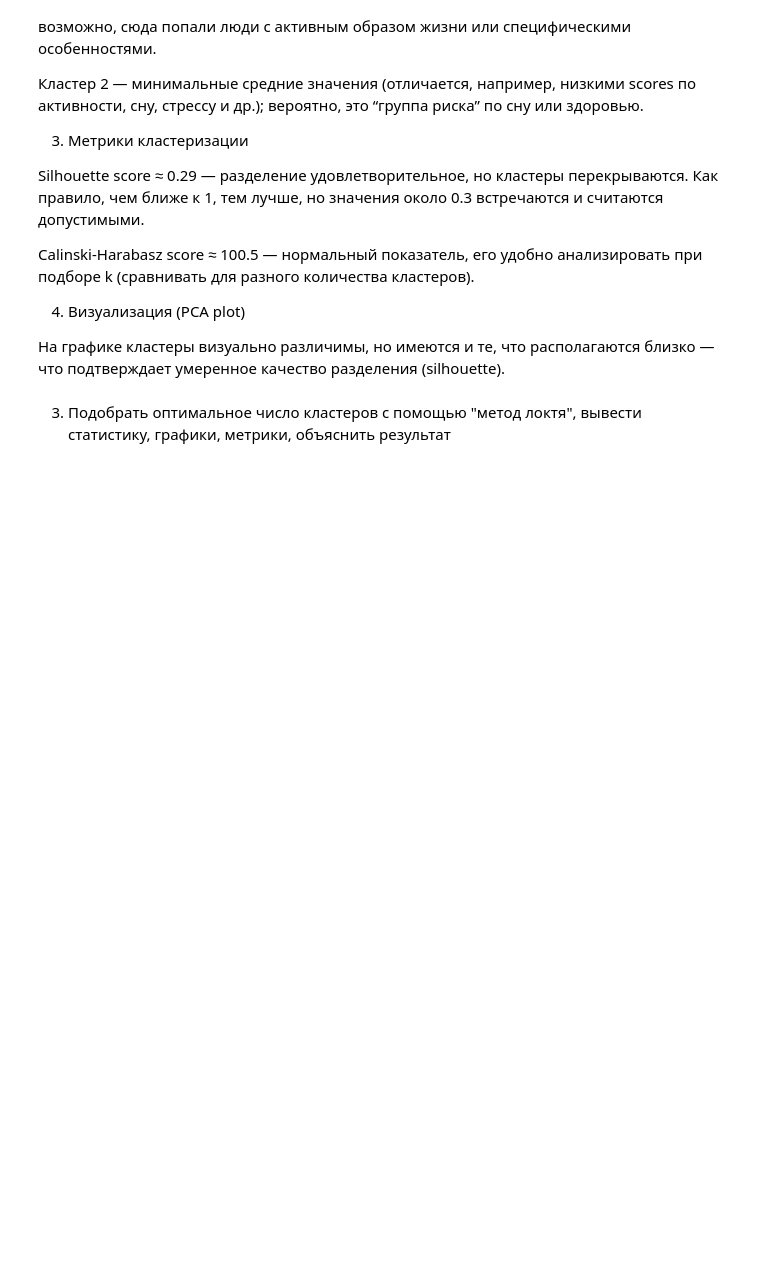
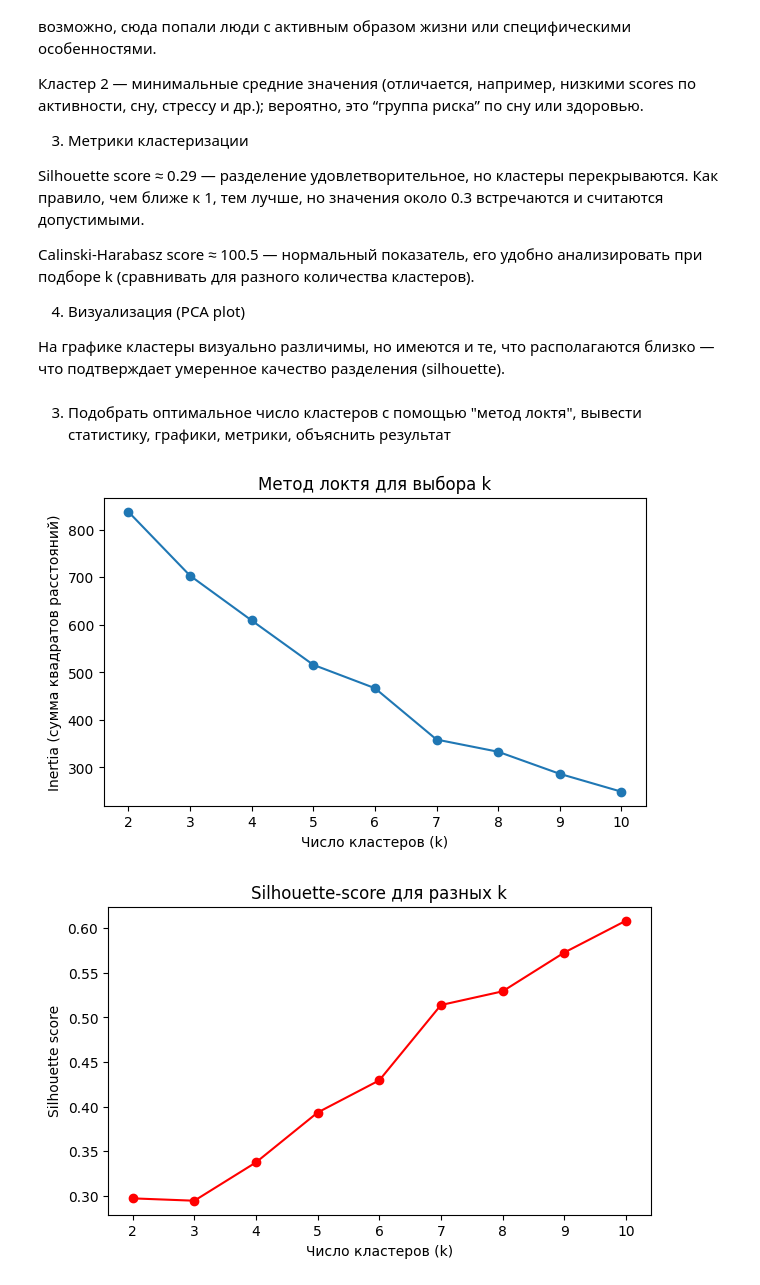
Before and after one commit to EmptyGod1/Mashine_Learning, a Jupyter notebook: ____4.ipynb, the cells around one changed output. Drawn from its saved outputs; the diff is of its cells as text; code cells hidden in the pictures; blank space fills up the shorter version.

```diff
--- a/____4.ipynb
+++ b/____4.ipynb
@@ -171,3 +171,33 @@ Calinski-Harabasz score ≈ 100.5 — нормальный показатель,
 На графике кластеры визуально различимы, но имеются и те, что располагаются близко — что подтверждает умеренное качество разделения (silhouette).
 # %% [markdown]
 3. Подобрать оптимальное число кластеров с помощью "метод локтя", вывести статистику, графики, метрики, объяснить результат
+# %%
+inertias = []
+silhouettes = []
+
+k_range = range(2, 11)
+
+for k in k_range:
+    kmeans = KMeans(n_clusters=k, random_state=42)
+    labels = kmeans.fit_predict(df_encoded)
+    inertias.append(kmeans.inertia_)
+    silhouettes.append(silhouette_score(df_encoded, labels))
+
+# График метода локтя
+plt.figure(figsize=(7,4))
+plt.plot(list(k_range), inertias, marker='o')
+plt.xlabel('Число кластеров (k)')
+plt.ylabel('Inertia (сумма квадратов расстояний)')
+plt.title('Метод локтя для выбора k')
+plt.show()
+
+# График silhouette-score
+plt.figure(figsize=(7,4))
+plt.plot(list(k_range), silhouettes, marker='o', color='red')
+plt.xlabel('Число кластеров (k)')
+plt.ylabel('Silhouette score')
+plt.title('Silhouette-score для разных k')
+plt.show()
+# %% [output]
+[figure, added]
+[figure, added]
```
Also changed, not shown: parts of 4 cells of this notebook.
